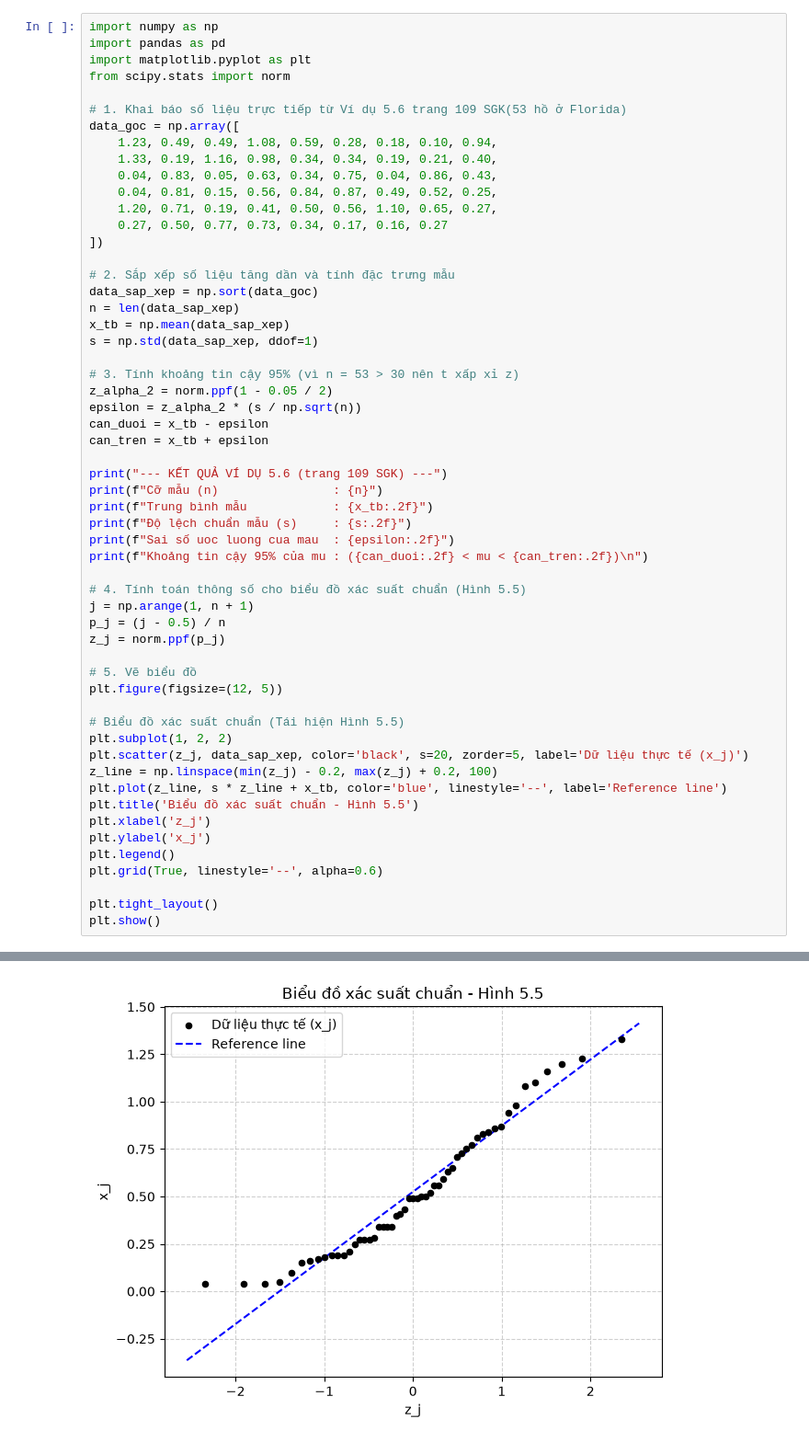
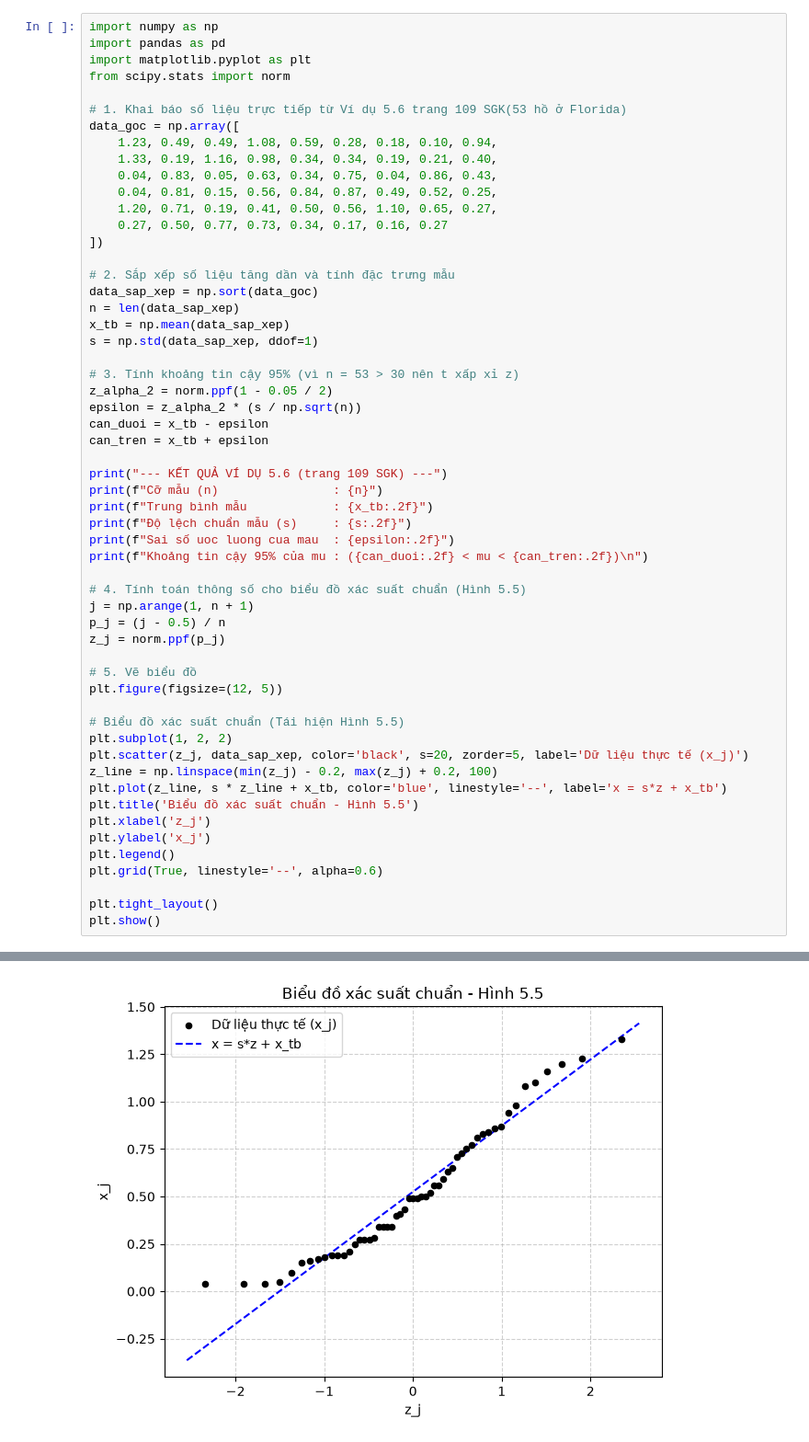
Before and after one commit to nguyenhoaingocnhi/XSTK, a Jupyter notebook: Thuyet_Trinh_XSTK/chuong5_nLonHon30.ipynb, the cells around one changed output, grey strips where cells are left out. Shown at 92% size. Saved outputs shown, nothing was run; the diff lists cells and outputs as text.

```diff
--- a/Thuyet_Trinh_XSTK/chuong5_nLonHon30.ipynb
+++ b/Thuyet_Trinh_XSTK/chuong5_nLonHon30.ipynb
@@ -33,32 +33,32 @@ print(f"Độ lệch chuẩn mẫu (s)     : {s:.2f}")
 print(f"Sai số uoc luong cua mau  : {epsilon:.2f}")
 print(f"Khoảng tin cậy 95% của mu : ({can_duoi:.2f} < mu < {can_tren:.2f})\n")
 
 # 4. Tính toán thông số cho biểu đồ xác suất chuẩn (Hình 5.5)
 j = np.arange(1, n + 1)
 p_j = (j - 0.5) / n
 z_j = norm.ppf(p_j)
 
 # 5. Vẽ biểu đồ
 plt.figure(figsize=(12, 5))
 
 # Biểu đồ xác suất chuẩn (Tái hiện Hình 5.5)
 plt.subplot(1, 2, 2)
 plt.scatter(z_j, data_sap_xep, color='black', s=20, zorder=5, label='Dữ liệu thực tế (x_j)')
 z_line = np.linspace(min(z_j) - 0.2, max(z_j) + 0.2, 100)
-plt.plot(z_line, s * z_line + x_tb, color='blue', linestyle='--', label='Reference line')
+plt.plot(z_line, s * z_line + x_tb, color='blue', linestyle='--', label='x = s*z + x_tb')
 plt.title('Biểu đồ xác suất chuẩn - Hình 5.5')
 plt.xlabel('z_j')
 plt.ylabel('x_j')
 plt.legend()
 plt.grid(True, linestyle='--', alpha=0.6)
 
 plt.tight_layout()
 plt.show()
 # %% [output]
 --- KẾT QUẢ VÍ DỤ 5.6 (trang 109 SGK) ---
 Cỡ mẫu (n)                : 53
 Trung bình mẫu            : 0.52
 Độ lệch chuẩn mẫu (s)     : 0.35
 Sai số uoc luong cua mau  : 0.09
 Khoảng tin cậy 95% của mu : (0.43 < mu < 0.62)
-[figure, old version]
+[figure, new version]
```
Also changed, not shown: 3 other files.
